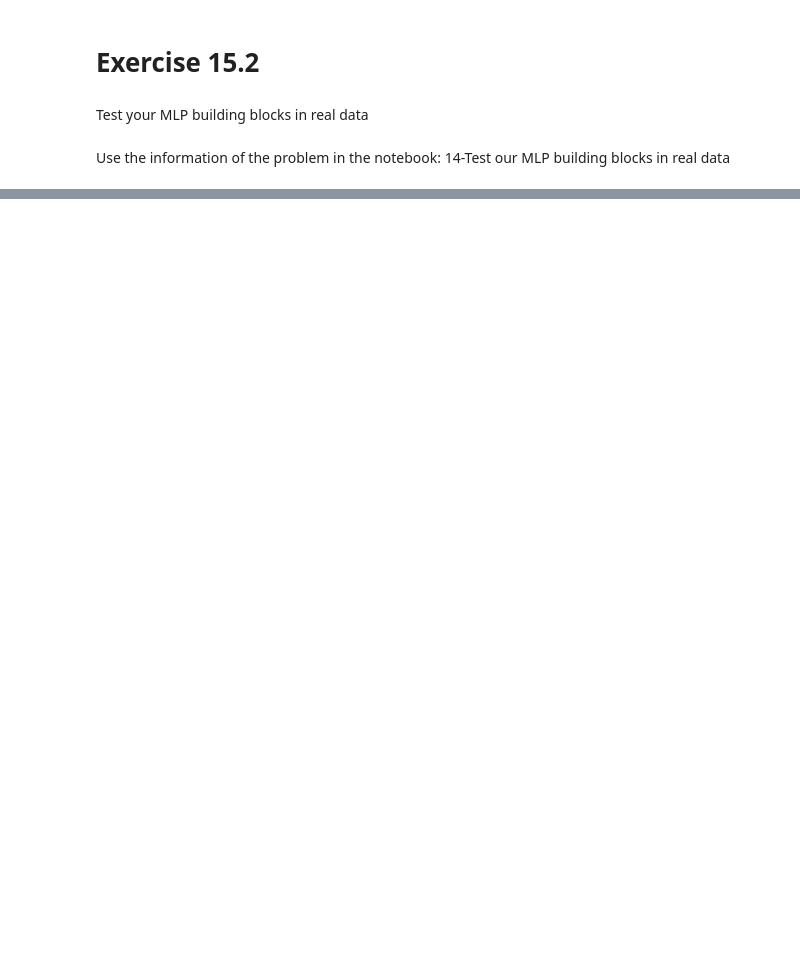
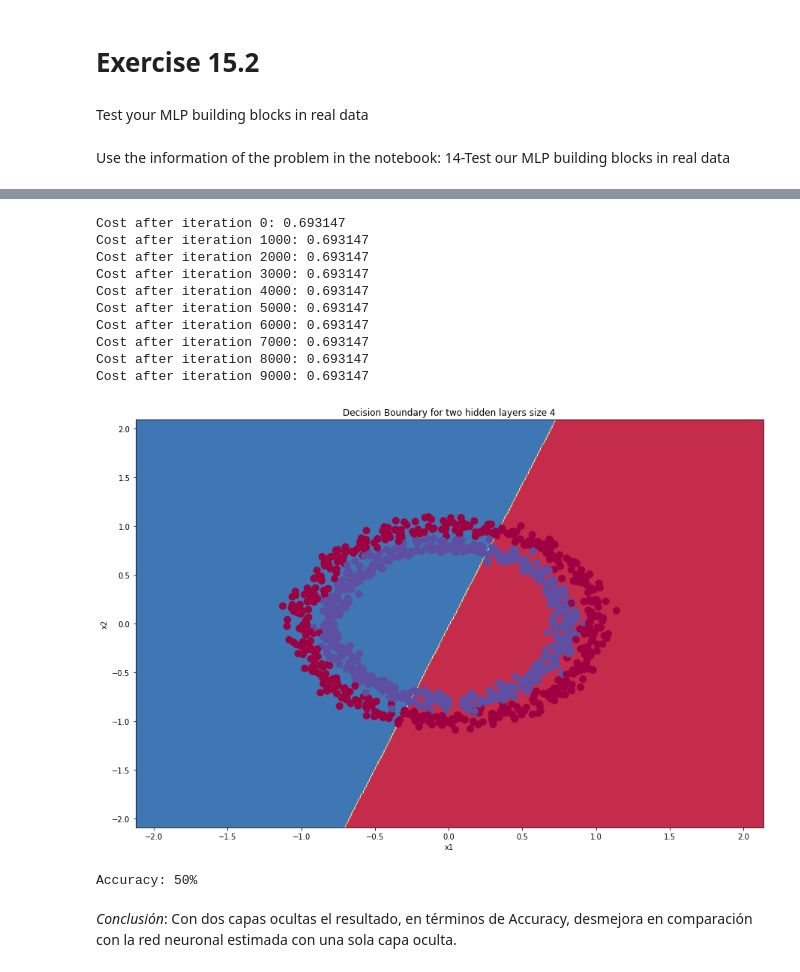
Before and after one commit to NecesitoUnNick/S3, a Jupyter notebook: E15-MLP.ipynb, the cells around one changed output, grey strips where cells are left out. Drawn from its saved outputs; the diff is of its cells as text; code cells hidden in the pictures; blank space fills up the shorter version.

```diff
--- a/E15-MLP.ipynb
+++ b/E15-MLP.ipynb
@@ -37,8 +62,8 @@ def initialize_parameters(n_x, n_h1, n_h2, n_y):
     """
     Argument:
     n_x -- size of the input layer
-    n_h1 -- size of the hidden layer1
-    n_h2 -- size of the hidden layer2
+    n_h1 -- size of the first hidden layer
+    n_h2 -- size of the second hidden layer
     n_y -- size of the output layer
 
     Returns:
@@ -73,4 +98,5 @@ def initialize_parameters(n_x, n_h1, n_h2, n_y):
                   "b2": b2,
                   "W3": W3,
                   "b3": b3}
+
     return parameters
@@ -82,8 +110,10 @@ def forward_propagation(X, parameters):
     parameters -- python dictionary containing your parameters (output of initialization function)
 
     Returns:
-    A2 -- The sigmoid output of the second activation
-    cache -- a dictionary containing "Z1", "A1", "Z2" and "A2"
+    A1 -- The tanh of the first activation
+    A2 -- The tanh of the second activation
+    A3 -- The sigmoid output of the third activation
+    cache -- a dictionary containing "Z1", "A1", "Z2", "A2", "Z3" and "A3"
     """
     # Retrieve each parameter from the dictionary "parameters"
 
@@ -111,6 +141,7 @@ def forward_propagation(X, parameters):
              "Z3": Z3,
              "A3": A3}
 
+
     return A3, cache
 
 def sigmoid(x):
@@ -155,7 +190,7 @@ def backward_propagation(parameters, cache, X, Y):
 
     Arguments:
     parameters -- python dictionary containing our parameters
-    cache -- a dictionary containing "Z1", "A1", "Z2" and "A2".
+    cache -- a dictionary containing "Z1", "A1", "Z2", "A2", "Z3" and "A3".
     X -- input data of shape (2, number of examples)
     Y -- "true" labels vector of shape (1, number of examples)
 
@@ -164,24 +199,26 @@ def backward_propagation(parameters, cache, X, Y):
     """
     m = X.shape[1]
 
-    # First, retrieve W1 and W2 from the dictionary "parameters".
+    # First, retrieve W1, W2 and W3 from the dictionary "parameters".
     W1 = parameters["W1"]
     W2 = parameters["W2"]
     W3 = parameters["W3"]
 
-    # Retrieve also A1 and A2 from dictionary "cache".
+    # Retrieve also A1, A2 and A3 from dictionary "cache".
     A1 = cache["A1"]
     A2 = cache["A2"]
     A3 = cache["A3"]
 
-    # Backward propagation: calculate dW1, db1, dW2, db2, dW3, db3
+    # Backward propagation: calculate dW1, db1, dW2, db2, dW3, db3.
     dZ3 = A3 - Y
     dW3 = 1/m * np.dot(dZ3,A2.T)
     db3 = 1/m*np.sum(dZ3,axis=1,keepdims=True)
+
     dZ2 = np.dot(W3.T,dZ3) * (1 - np.power(A2,2))
-    dW2 = 1/m* np.dot(dZ2,A1.T)
+    dW2 = 1/m * np.dot(dZ2,A1.T)
     db2 = 1/m*np.sum(dZ2,axis=1,keepdims=True)
-    dZ1 = np.dot(W2.T,dZ2) * (1 - np.power(A1,5))
+
+    dZ1 = np.dot(W2.T,dZ2) * (1 - np.power(A1,2))
     dW1 = 1/m* np.dot(dZ1,X.T)
     db1 = 1/m*np.sum(dZ1,axis=1,keepdims=True)
 
@@ -227,13 +266,13 @@ def update_parameters(parameters, grads, learning_rate = 1.2):
     W2 = W2 - learning_rate * dW2
     b2 = b2 - learning_rate * db2
     W3 = W3 - learning_rate * dW3
-    b3 = b3 - learning_rate * db3
+    b2 = b3 - learning_rate * db3
 
     parameters = {"W1": W1,
                   "b1": b1,
                   "W2": W2,
                   "b2": b2,
                   "W3": W3,
-                  "b3": b3,}
+                  "b3": b3}
 
     return parameters
@@ -392,0 +380,27 @@ Use the information of the problem in the notebook: 14-Test our MLP building blo
+# %%
+# Build a model with a n_h-dimensional hidden layers
+parameters = nn_model(x_train.T, np.array([y_train.T]), n_h1 = 5, n_h2 = 5, num_iterations = 10000, print_cost=True)
+
+# Plot the decision boundary
+plot_decision_boundary(lambda x: predict(parameters, x.T), x_train.T, np.array([y_train.T]))
+plt.title("Decision Boundary for two hidden layers size " + str(4));
+# %% [output]
+Cost after iteration 0: 0.693147
+Cost after iteration 1000: 0.693147
+Cost after iteration 2000: 0.693147
+Cost after iteration 3000: 0.693147
+Cost after iteration 4000: 0.693147
+Cost after iteration 5000: 0.693147
+Cost after iteration 6000: 0.693147
+Cost after iteration 7000: 0.693147
+Cost after iteration 8000: 0.693147
+Cost after iteration 9000: 0.693147
+[figure, added]
+# %%
+# Print accuracy
+predictions = predict(parameters, x_train.T)
+print ('Accuracy: %d' % float((np.dot( np.array([y_train.T]),predictions.T) + np.dot(1- np.array([y_train.T]),1-predictions.T))/float( np.array([y_train.T]).size)*100) + '%')
+# %% [output]
+Accuracy: 50%
+# %% [markdown]
+*Conclusión*: Con dos capas ocultas el resultado, en términos de Accuracy, desmejora en comparación con la red neuronal estimada con una sola capa oculta.
```
Also changed, not shown: parts of 22 cells of this notebook.
